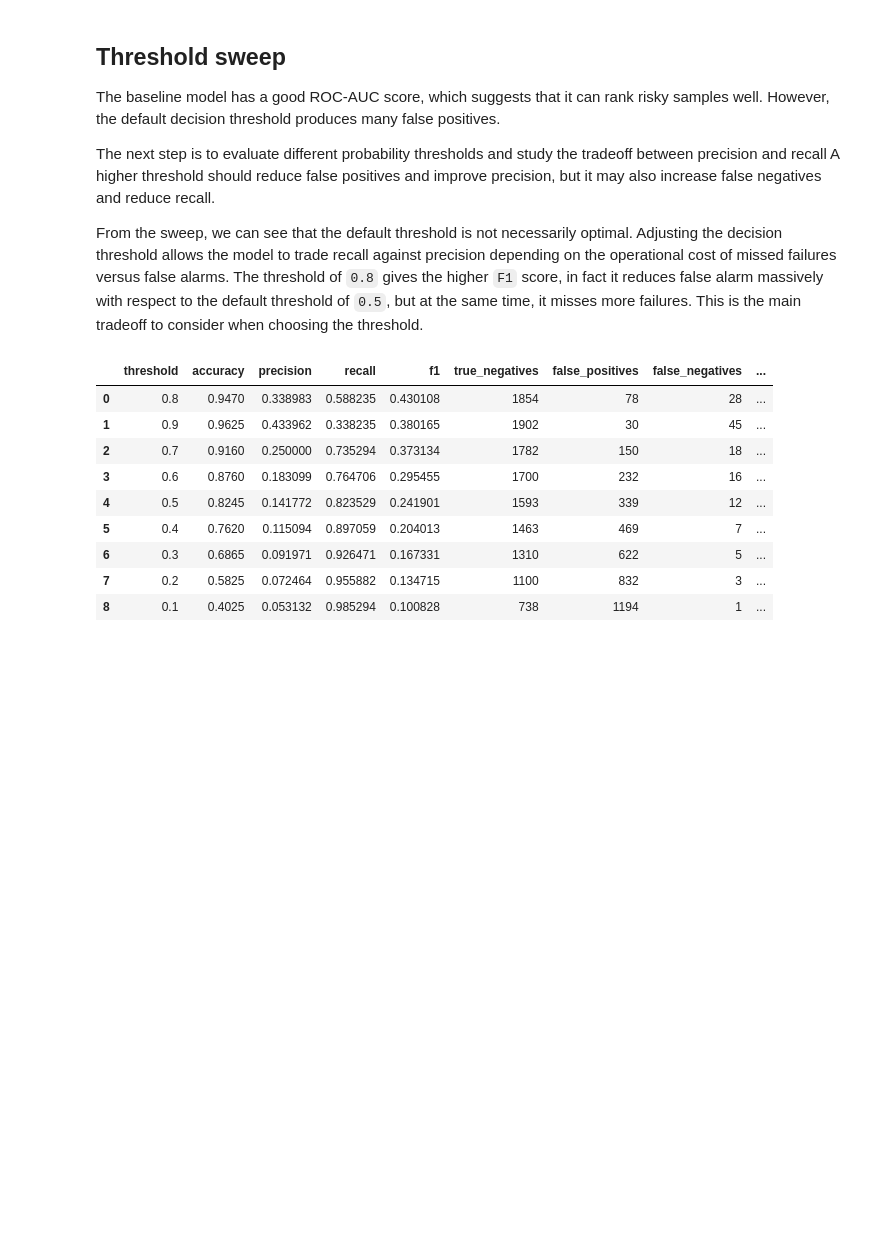
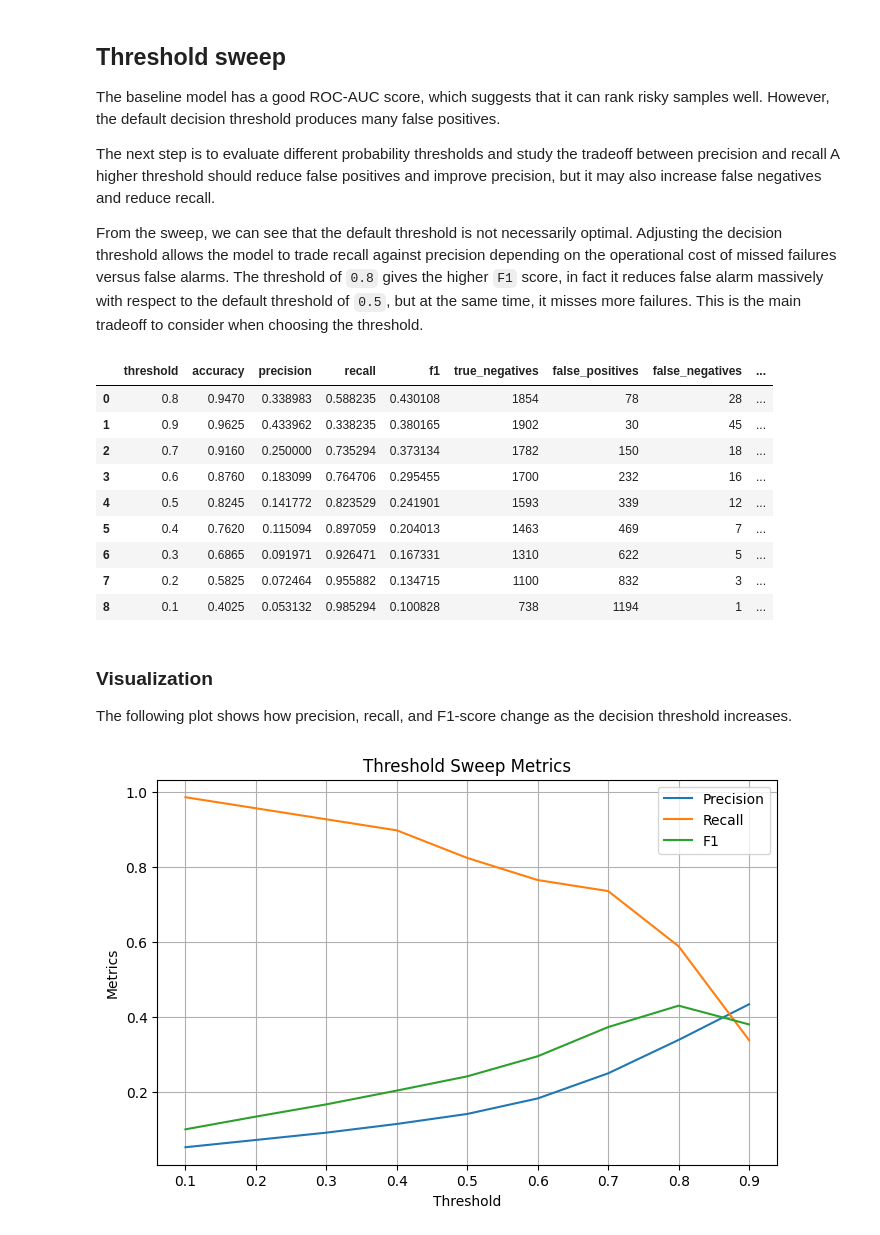
Before and after one commit to bottaceci/predictive-maintenance-ml, a Jupyter notebook: notebooks/01_baseline_results.ipynb, the cells around one changed output. Cells and saved outputs as stored; diff of their text form; code cells hidden in the pictures; blank space fills up the shorter version.

Commit message:
Add threshold sweep analysis

```diff
--- a/notebooks/01_baseline_results.ipynb
+++ b/notebooks/01_baseline_results.ipynb
@@ -134,3 +135,22 @@ threshold_results.sort_values("f1", ascending=False).reset_index(drop=True)
 | 6 | 0.3 | 0.6865 | 0.091971 | 0.926471 | 0.167331 | 1310 | 622 | 5 | ... |
 | 7 | 0.2 | 0.5825 | 0.072464 | 0.955882 | 0.134715 | 1100 | 832 | 3 | ... |
 | 8 | 0.1 | 0.4025 | 0.053132 | 0.985294 | 0.100828 | 738 | 1194 | 1 | ... |
+# %% [markdown]
+### Visualization
+The following plot shows how precision, recall, and F1-score change as the decision threshold increases.
+# %%
+fig, ax = plt.subplots(figsize=(8, 5))
+
+ax.plot(threshold_results["threshold"], threshold_results["precision"], label = "Precision")
+ax.plot(threshold_results["threshold"], threshold_results["recall"], label = "Recall")
+ax.plot(threshold_results["threshold"], threshold_results["f1"], label = "F1")
+
+ax.set_title("Threshold Sweep Metrics")
+ax.set_xlabel("Threshold")
+ax.set_ylabel("Metrics")
+ax.legend()
+ax.grid(True)
+
+plt.show()
+# %% [output]
+[figure, added]
```
Also changed, not shown: parts of 5 cells of this notebook.
